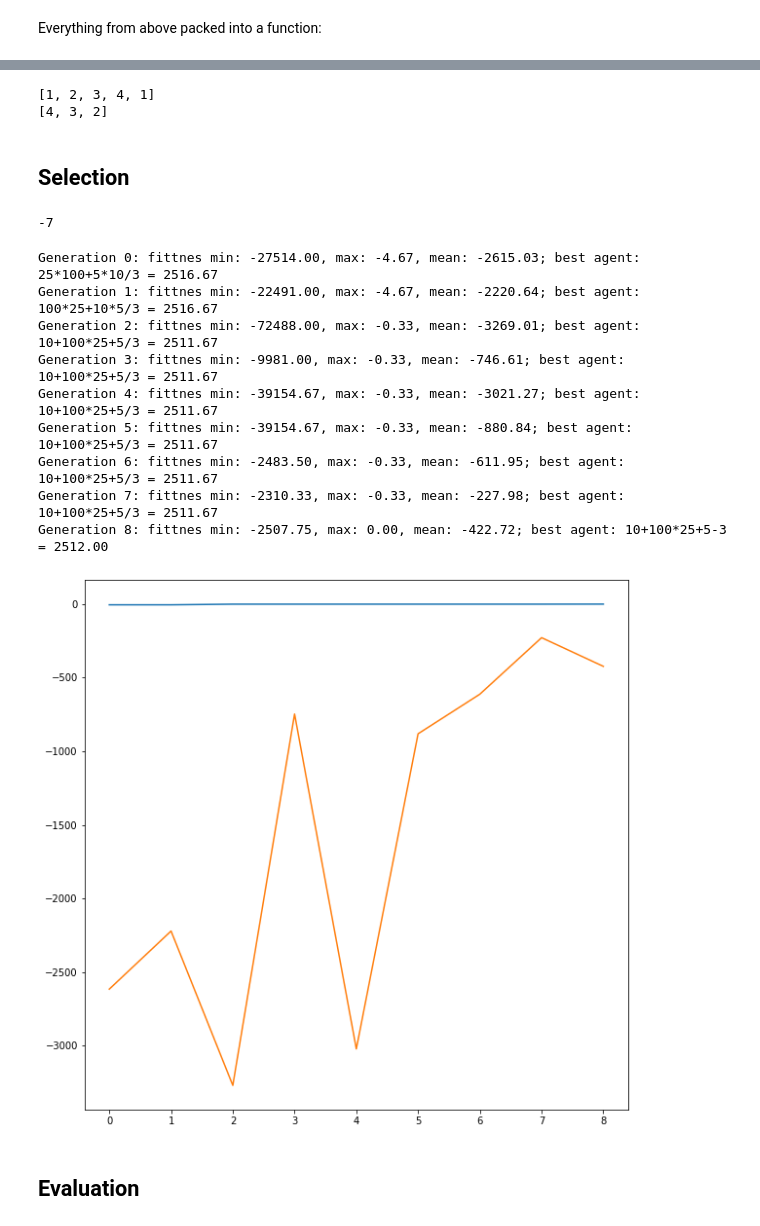
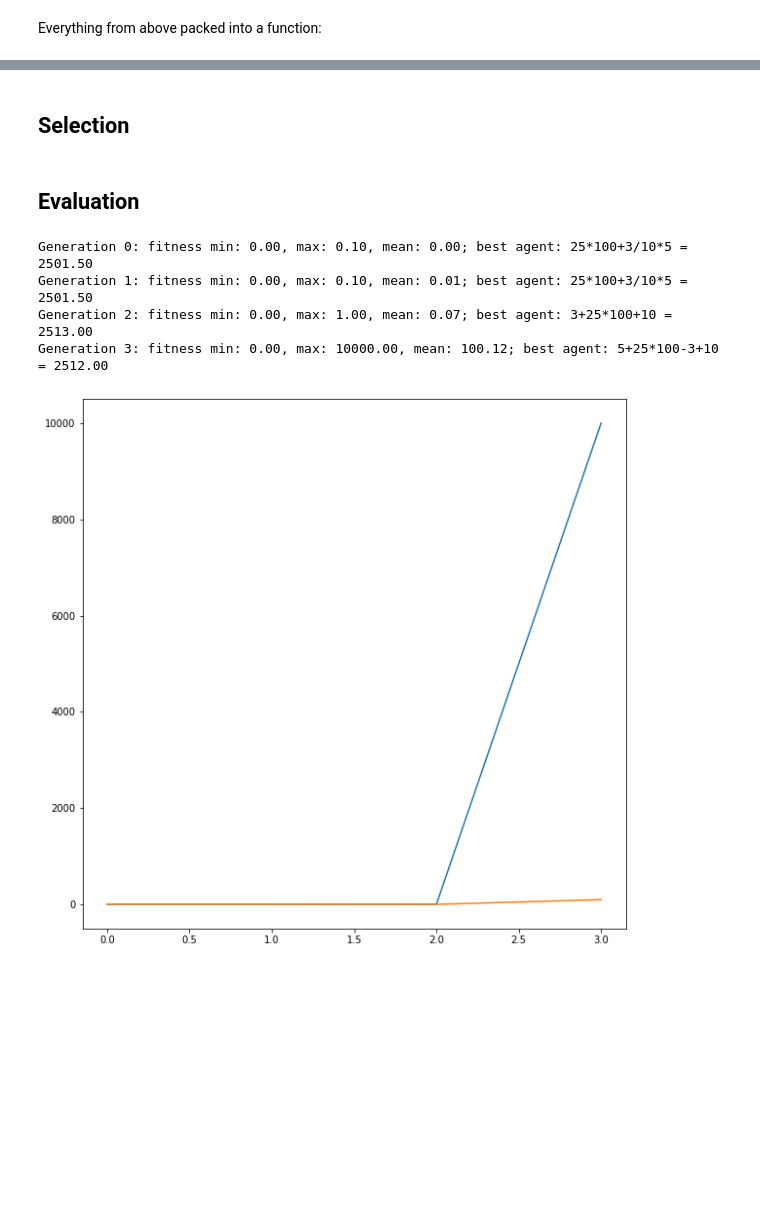
Before and after one commit to njezersek/Inteligent-Systems-assignment1, a Jupyter notebook: assignment.ipynb, the cells around one changed output, grey strips where cells are left out. Cells and saved outputs as stored; diff of their text form; code cells hidden in the pictures; blank space fills up the shorter version.

Commit message:
different fitness functions

```diff
--- a/assignment.ipynb
+++ b/assignment.ipynb
@@ -72,0 +74,3 @@ def fittnes(agent):
+# %%
+def fitness_inverse(agent):
+    return 1/(abs(evaluate_agent(agent) - target_value)+.0001) # + 0.0001 to avoid zero devision
@@ -236,16 +247,8 @@ Child 2: 3+100/5-10-100/25-3+3+100*5-25-10 = 474.00; length: 12
-# %%
-a = [1,2,3,4,1]
-b = sorted(a, reverse=True)
-print(a)
-print(b[:3])
-# %% [output]
-[1, 2, 3, 4, 1]
-[4, 3, 2]
 # %% [markdown]
 ## Selection
 # %%
-def select_best_agents(population_with_fittnes, n_agents):
-    return list(sorted(population_with_fittnes, key=lambda e: e[1], reverse=True))[:n_agents]
+def select_best_agents(population_with_fitness, n_agents):
+    return list(sorted(population_with_fitness, key=lambda e: e[1], reverse=True))[:n_agents]
 # %%
 population_size = 100
 max_iterations = 20
@@ -313,31 +319,20 @@ def evolve(
-# %%
-population = [generate_agent() for _ in range(300)]
-population_with_fittnes = [(a, fittnes(a)) for a in population]
-population_fittnes = [f for a, f in population_with_fittnes]
-max(population_fittnes)
-# %% [output]
--7
-# %%
-population = [generate_agent() for _ in range(100)]
-max_fittnes_log, mean_fittnes_log, min_fittnes_log = evolve(
-    population,
-    fittnes,
-    select_best_agents,
-    crossover,
-    mutation,
-    mutation_probability=0.2, survival_probability=0.2, max_iterations=300,
-    verbose=True, keep_best=False, plot=True
-)
-# %% [output]
-Generation 0: fittnes min: -27514.00, max: -4.67, mean: -2615.03; best agent: 25*100+5*10/3 = 2516.67
-Generation 1: fittnes min: -22491.00, max: -4.67, mean: -2220.64; best agent: 100*25+10*5/3 = 2516.67
-Generation 2: fittnes min: -72488.00, max: -0.33, mean: -3269.01; best agent: 10+100*25+5/3 = 2511.67
-Generation 3: fittnes min: -9981.00, max: -0.33, mean: -746.61; best agent: 10+100*25+5/3 = 2511.67
-Generation 4: fittnes min: -39154.67, max: -0.33, mean: -3021.27; best agent: 10+100*25+5/3 = 2511.67
-Generation 5: fittnes min: -39154.67, max: -0.33, mean: -880.84; best agent: 10+100*25+5/3 = 2511.67
-Generation 6: fittnes min: -2483.50, max: -0.33, mean: -611.95; best agent: 10+100*25+5/3 = 2511.67
-Generation 7: fittnes min: -2310.33, max: -0.33, mean: -227.98; best agent: 10+100*25+5/3 = 2511.67
-Generation 8: fittnes min: -2507.75, max: 0.00, mean: -422.72; best agent: 10+100*25+5-3 = 2512.00
-[figure, removed]
 # %% [markdown]
 ## Evaluation
+# %%
+population = [generate_agent() for _ in range(100)]
+_ = evolve(
+    population,
+    fitness_inverse,
+    select_best_agents,
+    crossover,
+    mutation,
+    fitness_threshold=10000.00,
+    mutation_probability=0.2, survival_probability=0.2, max_iterations=300,
+    verbose=True, keep_best=False, plot=True
+)
+# %% [output]
+Generation 0: fitness min: 0.00, max: 0.10, mean: 0.00; best agent: 25*100+3/10*5 = 2501.50
+Generation 1: fitness min: 0.00, max: 0.10, mean: 0.01; best agent: 25*100+3/10*5 = 2501.50
+Generation 2: fitness min: 0.00, max: 1.00, mean: 0.07; best agent: 3+25*100+10 = 2513.00
+Generation 3: fitness min: 0.00, max: 10000.00, mean: 100.12; best agent: 5+25*100-3+10 = 2512.00
+[figure, added]
```
Also changed, not shown: parts of 23 cells of this notebook.
